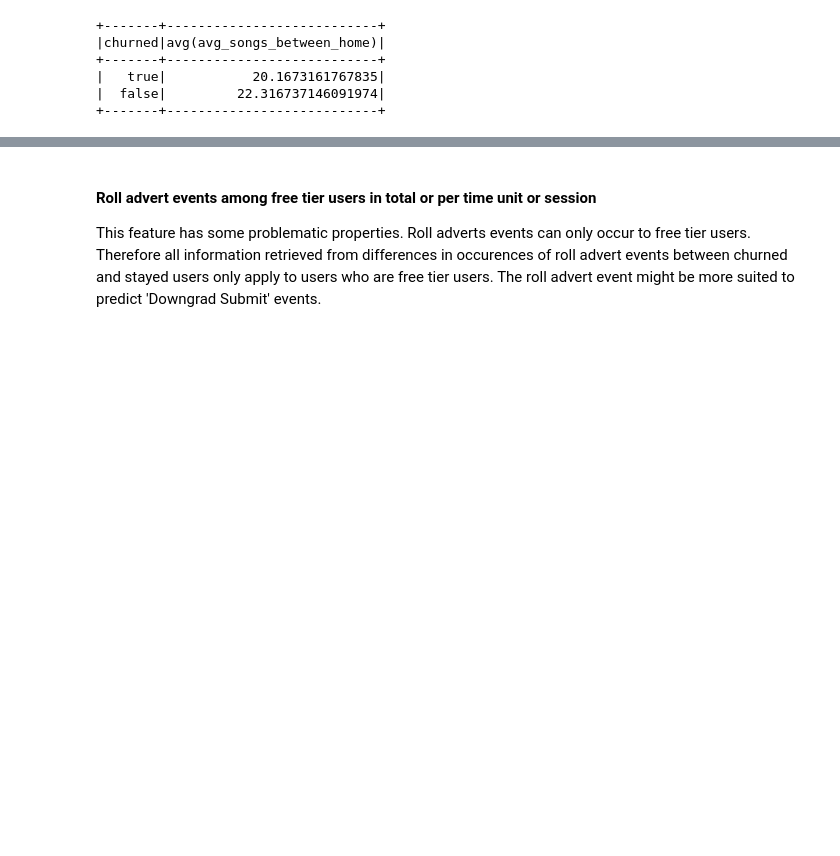
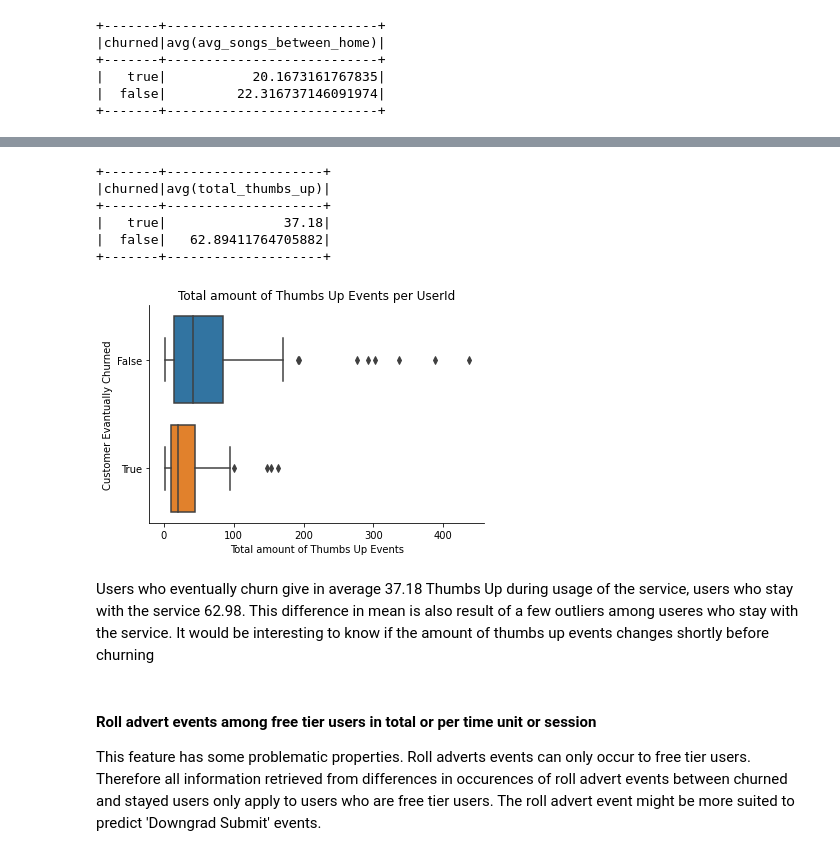
Before and after one commit to LeopoldWalther/SparkChurnDetection, a Jupyter notebook: Sparkify.ipynb, the cells around one changed output, grey strips where cells are left out. Drawn from its saved outputs; the diff is of its cells as text; code cells hidden in the pictures; blank space fills up the shorter version.

```diff
--- a/Sparkify.ipynb
+++ b/Sparkify.ipynb
@@ -874,0 +894,11 @@ cuavg.groupBy('churned') \
+# %%
+# groupby userId, churned count page=Thumbs Up
+
+total_thumbs_up_per_user = user_log_valid.filter('page = "Thumbs Up"') \
+    .select('userId', 'churned' ,'page') \
+    .groupby('userId', 'churned').count() \
+    .withColumnRenamed('count', 'total_thumbs_up') \
+
+
+
+total_thumbs_up_per_user.orderBy('count', ascending=False).show()
@@ -874,0 +923,23 @@ cuavg.groupBy('churned') \
+# %%
+total_thumbs_up_per_user.groupBy('churned').mean().show()
+# %% [output]
++-------+--------------------+
+|churned|avg(total_thumbs_up)|
++-------+--------------------+
+|   true|               37.18|
+|  false|   62.89411764705882|
++-------+--------------------+
+# %%
+# convert spark object ot pandas dataframe
+total_thumbs_up_per_userpd = total_thumbs_up_per_user.toPandas()
+
+# Plot
+ax = sns.boxplot(data=total_thumbs_up_per_userpd, y='churned', x='total_thumbs_up', orient='h')
+plt.xlabel('Total amount of Thumbs Up Events')
+plt.ylabel('Customer Evantually Churned')
+plt.title('Total amount of Thumbs Up Events per UserId')
+sns.despine(ax=ax);
+# %% [output]
+[figure, added]
+# %% [markdown]
+Users who eventually churn give in average 37.18 Thumbs Up during usage of the service, users who stay with the service 62.98. This difference in mean is also result of a few outliers among useres who stay with the service. It would be interesting to know if the amount of thumbs up events changes shortly before churning
```
Also changed, not shown: parts of 17 cells of this notebook.
